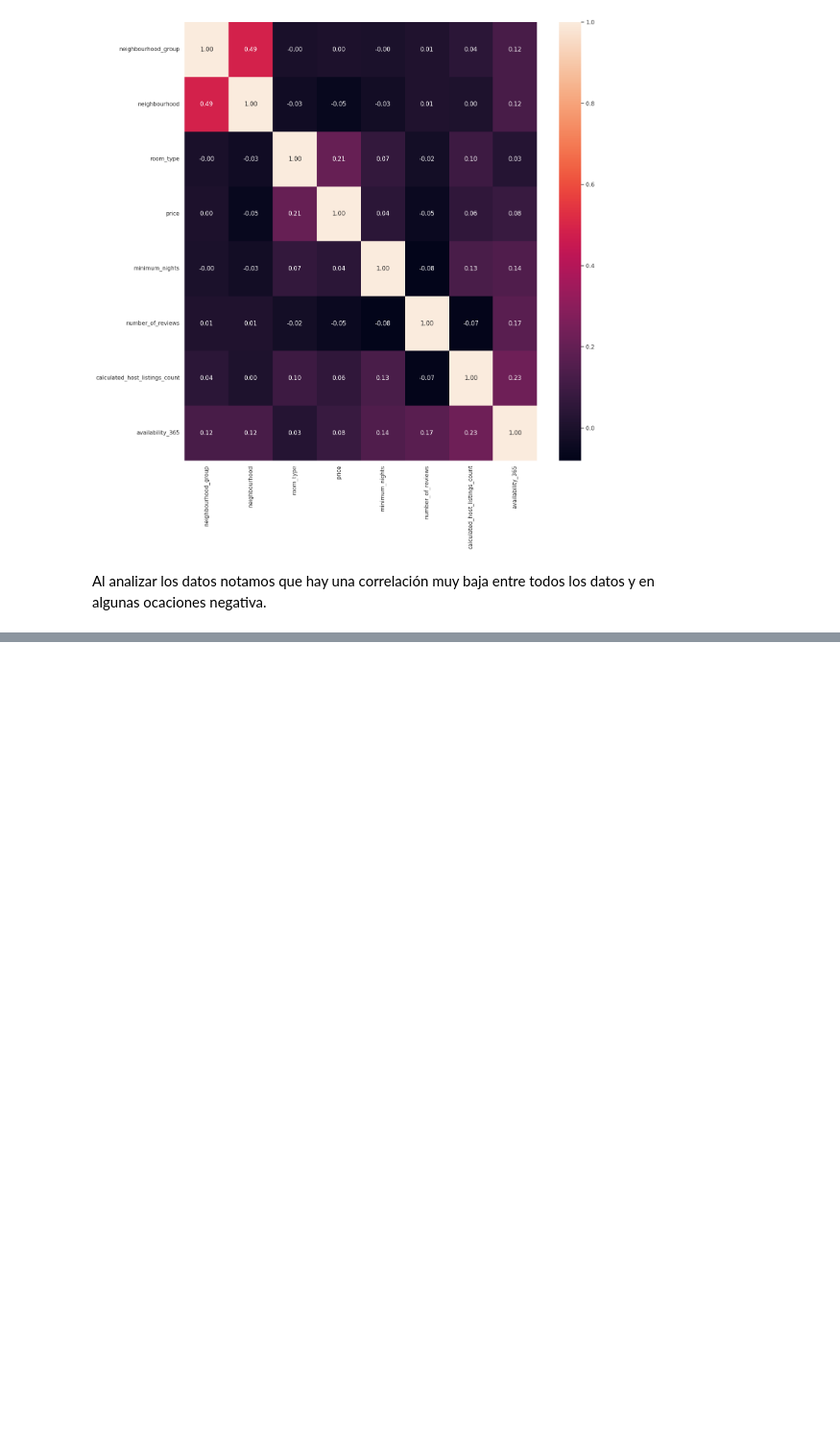
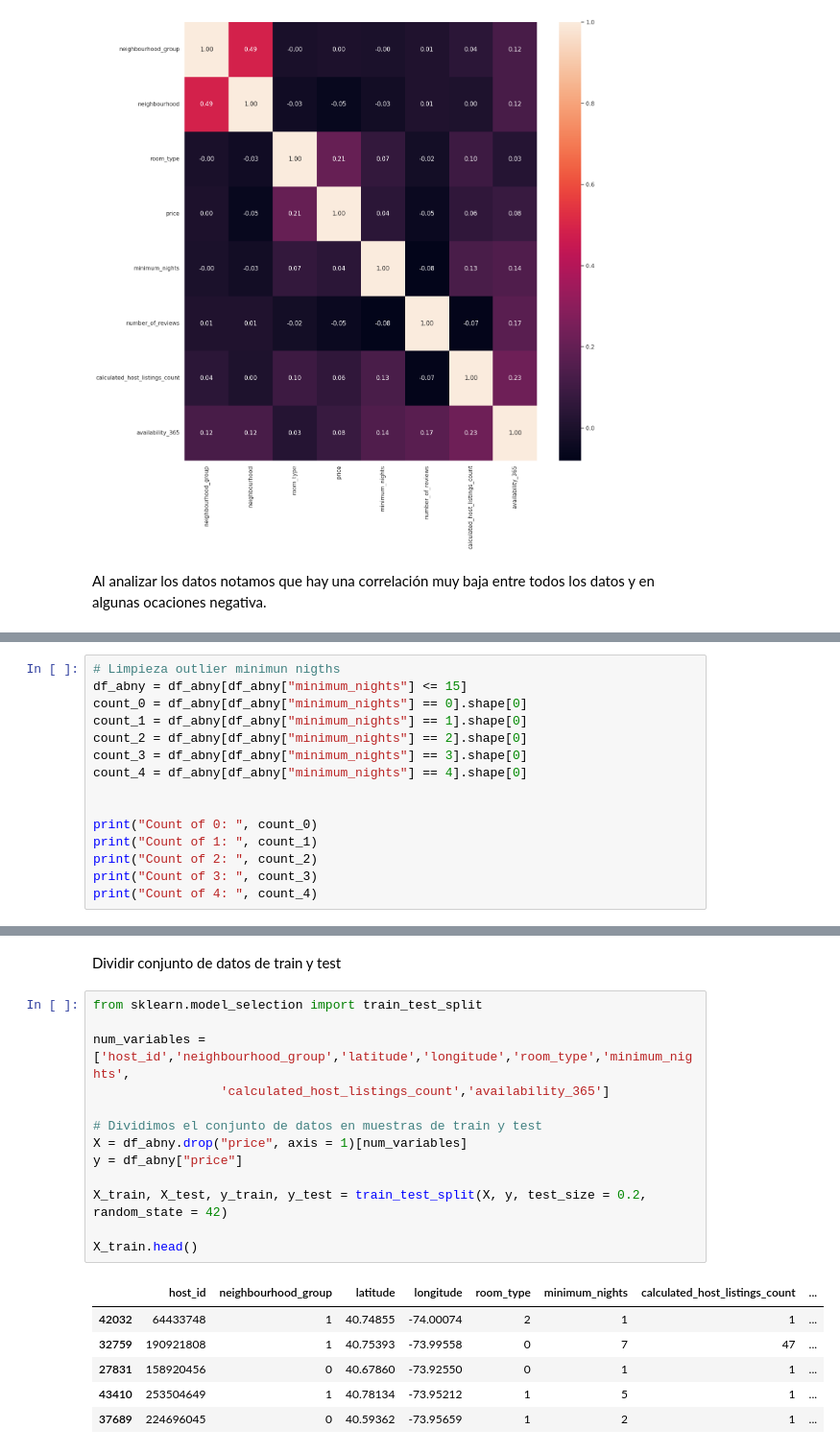
Before and after one commit to Jairo-Almanza/machine-learning-python-template, a Jupyter notebook: src/explore.ipynb, the cells around one changed output, grey strips where cells are left out. Shown at 96% size. Drawn from its saved outputs; the diff is of its cells as text; blank space fills up the shorter version.

```diff
--- a/src/explore.ipynb
+++ b/src/explore.ipynb
@@ -322,0 +443,15 @@ Al analizar los datos notamos que hay una correlación muy baja entre todos los
+# %%
+# Limpieza outlier minimun nigths
+df_abny = df_abny[df_abny["minimum_nights"] <= 15]
+count_0 = df_abny[df_abny["minimum_nights"] == 0].shape[0]
+count_1 = df_abny[df_abny["minimum_nights"] == 1].shape[0]
+count_2 = df_abny[df_abny["minimum_nights"] == 2].shape[0]
+count_3 = df_abny[df_abny["minimum_nights"] == 3].shape[0]
+count_4 = df_abny[df_abny["minimum_nights"] == 4].shape[0]
+
+
+print("Count of 0: ", count_0)
+print("Count of 1: ", count_1)
+print("Count of 2: ", count_2)
+print("Count of 3: ", count_3)
+print("Count of 4: ", count_4)
@@ -322,0 +514,22 @@ Al analizar los datos notamos que hay una correlación muy baja entre todos los
+# %% [markdown]
+Dividir conjunto de datos de train y test
+# %%
+from sklearn.model_selection import train_test_split
+
+num_variables = ['host_id','neighbourhood_group','latitude','longitude','room_type','minimum_nights',
+                 'calculated_host_listings_count','availability_365']
+
+# Dividimos el conjunto de datos en muestras de train y test
+X = df_abny.drop("price", axis = 1)[num_variables]
+y = df_abny["price"]
+
+X_train, X_test, y_train, y_test = train_test_split(X, y, test_size = 0.2, random_state = 42)
+
+X_train.head()
+# %% [output]
+|  | host_id | neighbourhood_group | latitude | longitude | room_type | minimum_nights | calculated_host_listings_count | ... |
+| 42032 | 64433748 | 1 | 40.74855 | -74.00074 | 2 | 1 | 1 | ... |
+| 32759 | 190921808 | 1 | 40.75393 | -73.99558 | 0 | 7 | 47 | ... |
+| 27831 | 158920456 | 0 | 40.67860 | -73.92550 | 0 | 1 | 1 | ... |
+| 43410 | 253504649 | 1 | 40.78134 | -73.95212 | 1 | 5 | 1 | ... |
+| 37689 | 224696045 | 0 | 40.59362 | -73.95659 | 1 | 2 | 1 | ... |
```
Also changed, not shown: parts of 25 cells of this notebook, 2 other files.
